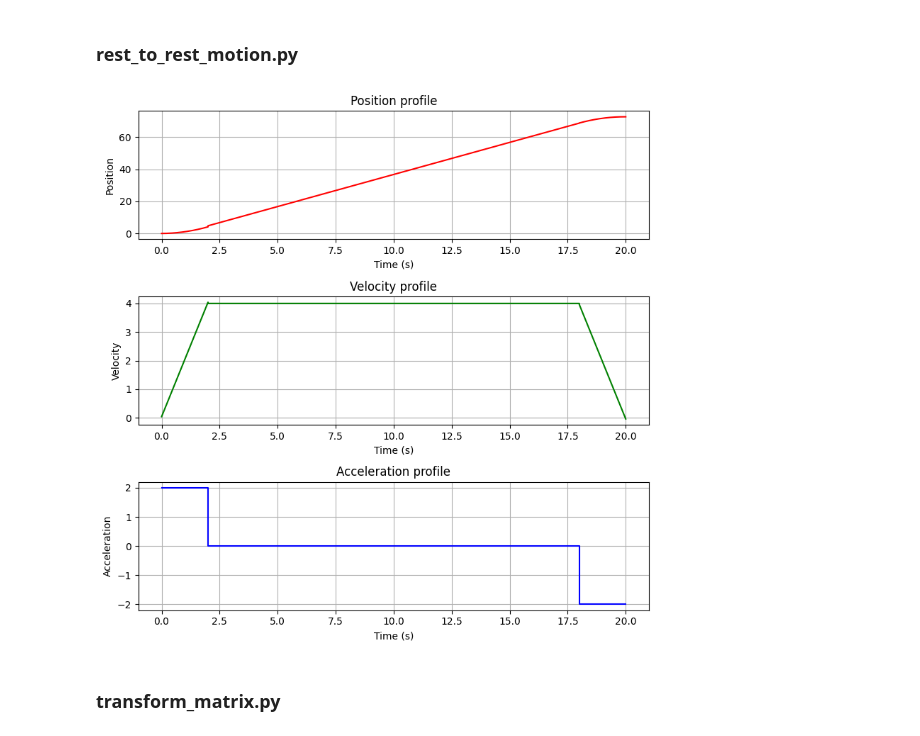
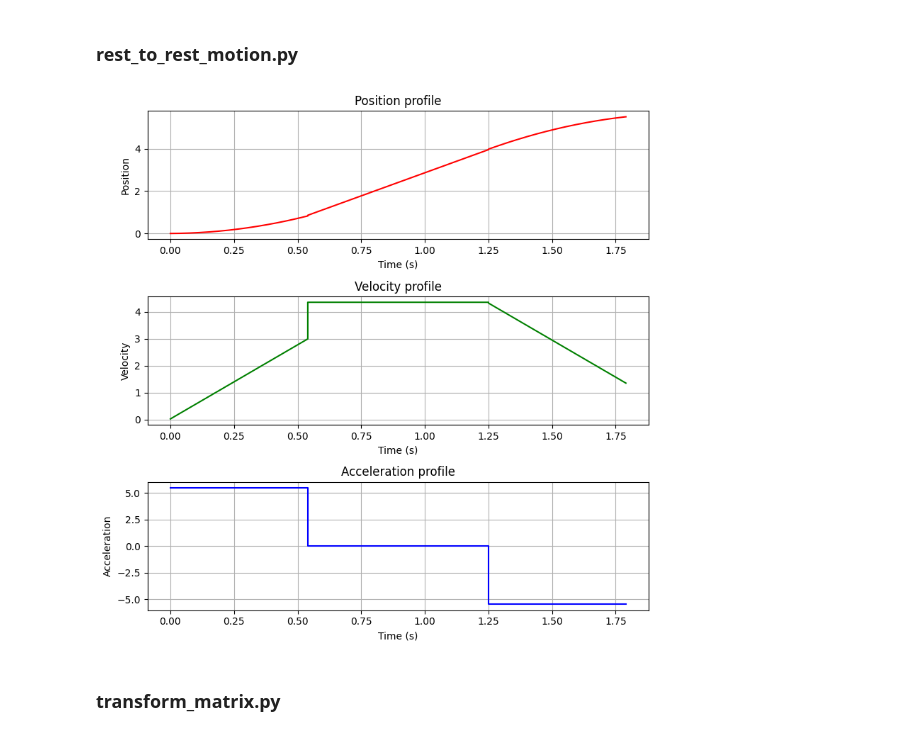
Before and after one commit to Mowibox/RoboBox, a Jupyter notebook: examples.ipynb, the cells around one changed output. Drawn from its saved outputs; the diff is of its cells as text; code cells hidden in the pictures.

```diff
--- a/examples.ipynb
+++ b/examples.ipynb
@@ -298,14 +298,14 @@ plotter(X, [e_lst[:,0], e_lst[:,1]], "o",
 # %%
 from rest_to_rest_motion import rest_to_rest_motion
 
-total_time = 20
-acceleration_value = 2.0
-speed_value = 4.0
-acceleration_time = 2
+total_time = 1.79
+acceleration_value = 5.5
+speed_value = 4.36
+acceleration_time = 0.54
 
 rest_to_rest_motion(total_time, acceleration_value, speed_value, acceleration_time)
 # %% [output]
-[figure, old version]
+[figure, new version]
 # %% [markdown]
 ### transform_matrix.py
 # %%
```
Also changed, not shown: 2 other files.
